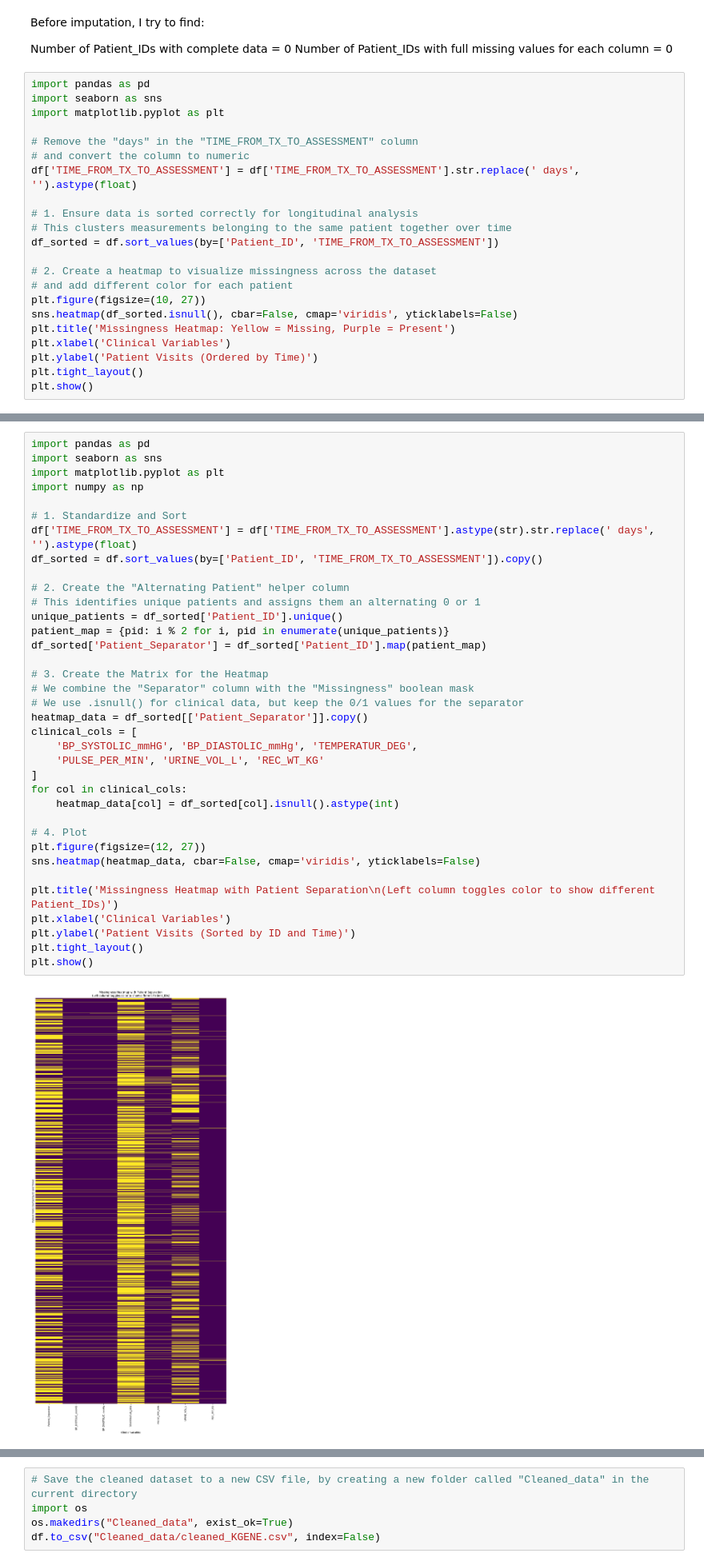
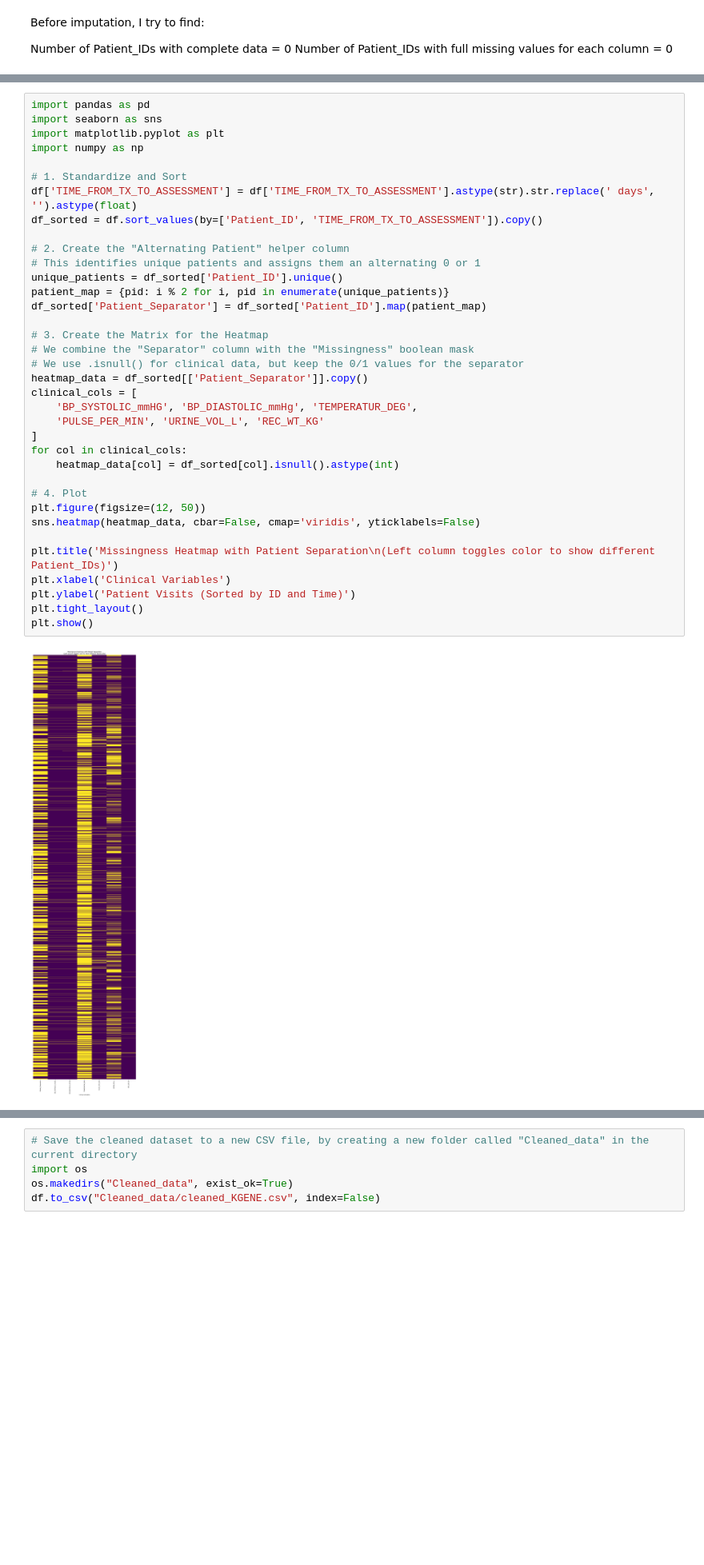
Before and after one commit to abdallataha/KGeNe, a Jupyter notebook: Data analysis.ipynb, the cells around one changed output, grey strips where cells are left out. Shown at 80% size. Cells and saved outputs as stored; diff of their text form; blank space fills up the shorter version.

```diff
--- a/Data analysis.ipynb
+++ b/Data analysis.ipynb
@@ -143,25 +151,3 @@ Before imputation, I try to find:
 
 Number of Patient_IDs with complete data = 0
 Number of Patient_IDs with full missing values for each column = 0
-# %%
-import pandas as pd
-import seaborn as sns
-import matplotlib.pyplot as plt
-
-# Remove the "days" in the "TIME_FROM_TX_TO_ASSESSMENT" column
-# and convert the column to numeric
-df['TIME_FROM_TX_TO_ASSESSMENT'] = df['TIME_FROM_TX_TO_ASSESSMENT'].str.replace(' days', '').astype(float)
-
-# 1. Ensure data is sorted correctly for longitudinal analysis
-# This clusters measurements belonging to the same patient together over time
-df_sorted = df.sort_values(by=['Patient_ID', 'TIME_FROM_TX_TO_ASSESSMENT'])
-
-# 2. Create a heatmap to visualize missingness across the dataset
-# and add different color for each patient
-plt.figure(figsize=(10, 27))
-sns.heatmap(df_sorted.isnull(), cbar=False, cmap='viridis', yticklabels=False)
-plt.title('Missingness Heatmap: Yellow = Missing, Purple = Present')
-plt.xlabel('Clinical Variables')
-plt.ylabel('Patient Visits (Ordered by Time)')
-plt.tight_layout()
-plt.show()
@@ -176,35 +160,35 @@ import numpy as np
 # 1. Standardize and Sort
 df['TIME_FROM_TX_TO_ASSESSMENT'] = df['TIME_FROM_TX_TO_ASSESSMENT'].astype(str).str.replace(' days', '').astype(float)
 df_sorted = df.sort_values(by=['Patient_ID', 'TIME_FROM_TX_TO_ASSESSMENT']).copy()
 
 # 2. Create the "Alternating Patient" helper column
 # This identifies unique patients and assigns them an alternating 0 or 1
 unique_patients = df_sorted['Patient_ID'].unique()
 patient_map = {pid: i % 2 for i, pid in enumerate(unique_patients)}
 df_sorted['Patient_Separator'] = df_sorted['Patient_ID'].map(patient_map)
 
 # 3. Create the Matrix for the Heatmap
 # We combine the "Separator" column with the "Missingness" boolean mask
 # We use .isnull() for clinical data, but keep the 0/1 values for the separator
 heatmap_data = df_sorted[['Patient_Separator']].copy()
 clinical_cols = [
     'BP_SYSTOLIC_mmHG', 'BP_DIASTOLIC_mmHg', 'TEMPERATUR_DEG',
     'PULSE_PER_MIN', 'URINE_VOL_L', 'REC_WT_KG'
 ]
 for col in clinical_cols:
     heatmap_data[col] = df_sorted[col].isnull().astype(int)
 
 # 4. Plot
-plt.figure(figsize=(12, 27))
+plt.figure(figsize=(12, 50))
 sns.heatmap(heatmap_data, cbar=False, cmap='viridis', yticklabels=False)
 
 plt.title('Missingness Heatmap with Patient Separation\n(Left column toggles color to show different Patient_IDs)')
 plt.xlabel('Clinical Variables')
 plt.ylabel('Patient Visits (Sorted by ID and Time)')
 plt.tight_layout()
 plt.show()
 # %% [output]
-[figure, old version]
+[figure, new version]
 # %% [markdown]
 My observations are:
 - Systolic and diastolic have *identical* horizontal yellow lines.
```
Also changed, not shown: parts of 12 cells of this notebook.
